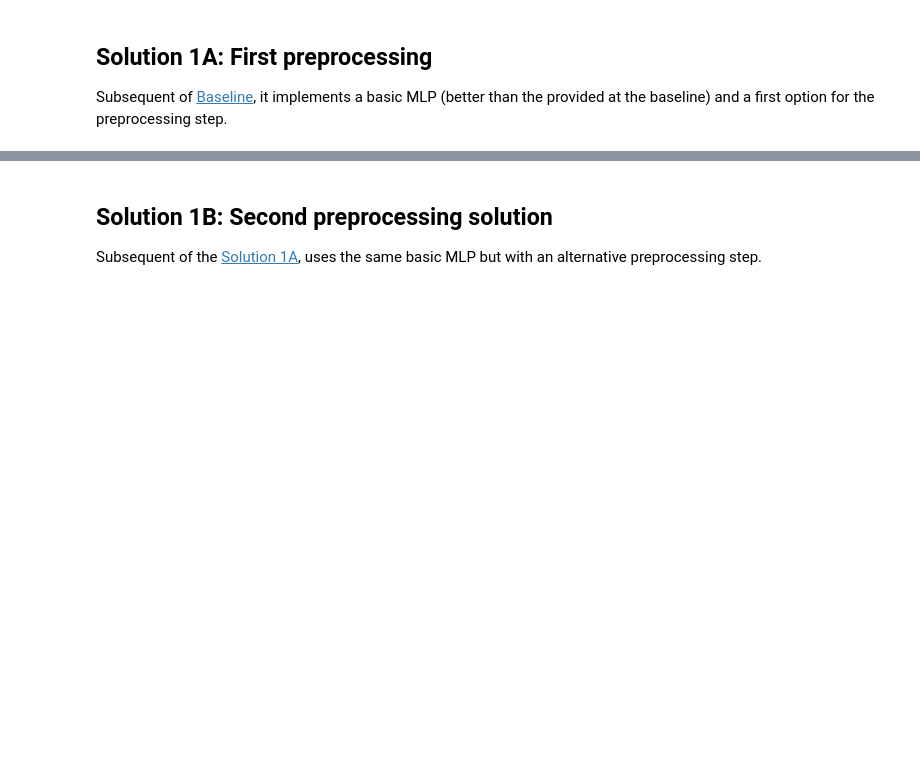
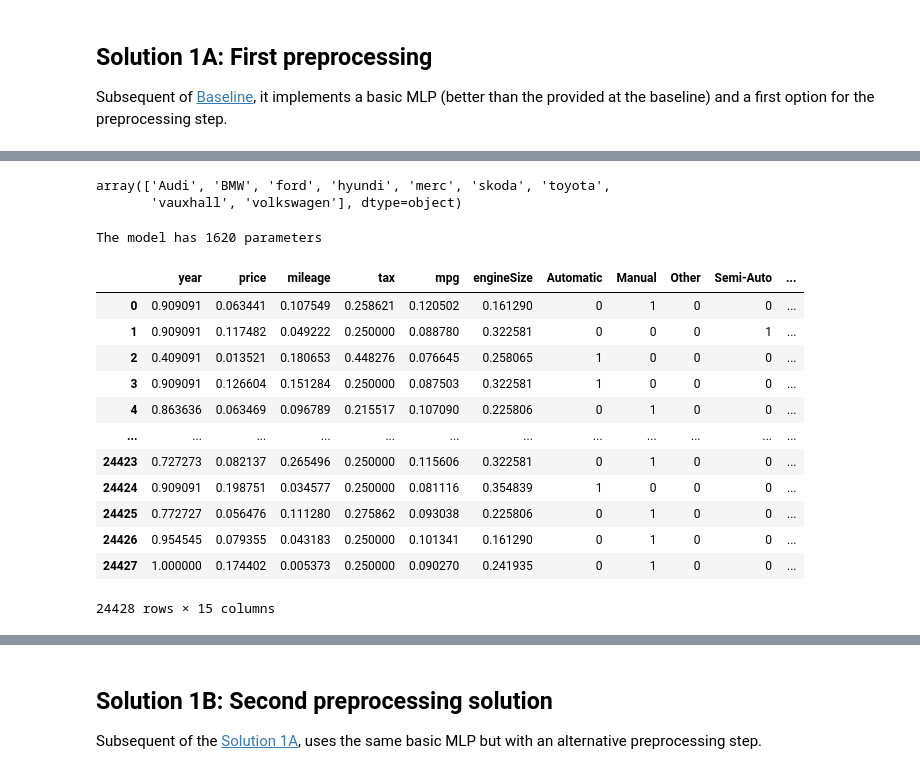
Before and after one commit to Gpascual11/P3_Gerard_Pascual, a Jupyter notebook: P3_NeuralNetworks.ipynb, the cells around one changed output, grey strips where cells are left out. Cells and saved outputs as stored; diff of their text form; code cells hidden in the pictures; blank space fills up the shorter version.

```diff
--- a/P3_NeuralNetworks.ipynb
+++ b/P3_NeuralNetworks.ipynb
@@ -378,0 +361,2 @@ In this section, the student will have to perform the following tasks:
+# %%
+df = data_loading("CarsData.csv")
@@ -483,0 +626,38 @@ Subsequent of [Baseline](#baseline), it implements a basic MLP (better than the
+# %%
+def preprocessing_1(df):
+    preprocessed_df = df.copy()
+
+    # Define columns to use and categorical
+    categorical_cols = ["transmission", "fuelType"]
+    numerical_cols = ["year", "price", "mileage", "tax", "mpg", "engineSize"]
+    columns_to_use = numerical_cols + categorical_cols
+
+    # Select columns to use
+    preprocessed_df = preprocessed_df[columns_to_use]
+
+    # One-hot encoding for categorical columns
+    for old_col in categorical_cols:
+        # One-hot encoding for that column
+        one_hot_encoding_df = pd.get_dummies(preprocessed_df[old_col])
+
+        # Append the new columns to the preprocessed dataframe
+        for new_col in one_hot_encoding_df.columns:
+            preprocessed_df[new_col] = one_hot_encoding_df[new_col] * 1  # Convert boolean to int
+
+        # Remove the old categorical column
+        del preprocessed_df[old_col]
+
+
+    # Normalize numerical columns
+    for col in numerical_cols:
+        # Min-max normalization o standard deviation normalization depen de l'analisi anterior
+        preprocessed_df[col] = ((preprocessed_df[col] - preprocessed_df[col].min()) / (preprocessed_df[col].max() - preprocessed_df[col].min()))
+
+    # Label column at the end
+    preprocessed_df[LABEL_COL_NAME] = df[LABEL_COL_NAME]
+
+    return preprocessed_df
+
+
+preprocessed_df1A = preprocessing_1(df)
+train_dataset1A, test_dataset1A, input_size1A, num_classes1A, label_encoder1A = df_to_dataset(preprocessed_df1A)
@@ -483,0 +670,39 @@ Subsequent of [Baseline](#baseline), it implements a basic MLP (better than the
+# %%
+label_encoder1A.classes_
+# %% [output]
+array(['Audi', 'BMW', 'ford', 'hyundi', 'merc', 'skoda', 'toyota',
+       'vauxhall', 'volkswagen'], dtype=object)
+# %%
+class Model_1A(nn.Module):
+    def __init__(self, input_size1A, num_classes1A):
+        super(Model_1A, self).__init__()
+        self.layers = nn.Sequential( # Capa per capa el que volem que faci
+            nn.Linear(input_size1A, num_classes1A), # Input layer to output layer, tantes neurones com classes
+            nn.Linear(input_size1A, num_classes1A), # input_size neurones a la capa d'entrada
+            nn.Linear(input_size1A, num_classes1A), # num_classes neurones a la capa de sortida
+
+            nn.Softmax(dim=1) # Mandatory activation to normalize probabilities between 0 and 1
+        )
+
+    def forward(self, x):
+        return self.layers(x)
+
+model1A = create_model(Model_1A, input_size1A, num_classes1A)
+# %% [output]
+The model has 1620 parameters
+# %%
+preprocessed_df1A
+# %% [output]
+|  | year | price | mileage | tax | mpg | engineSize | Automatic | Manual | Other | Semi-Auto | ... |
+| 0 | 0.909091 | 0.063441 | 0.107549 | 0.258621 | 0.120502 | 0.161290 | 0 | 1 | 0 | 0 | ... |
+| 1 | 0.909091 | 0.117482 | 0.049222 | 0.250000 | 0.088780 | 0.322581 | 0 | 0 | 0 | 1 | ... |
+| 2 | 0.409091 | 0.013521 | 0.180653 | 0.448276 | 0.076645 | 0.258065 | 1 | 0 | 0 | 0 | ... |
+| 3 | 0.909091 | 0.126604 | 0.151284 | 0.250000 | 0.087503 | 0.322581 | 1 | 0 | 0 | 0 | ... |
+| 4 | 0.863636 | 0.063469 | 0.096789 | 0.215517 | 0.107090 | 0.225806 | 0 | 1 | 0 | 0 | ... |
+| ... | ... | ... | ... | ... | ... | ... | ... | ... | ... | ... | ... |
+| 24423 | 0.727273 | 0.082137 | 0.265496 | 0.250000 | 0.115606 | 0.322581 | 0 | 1 | 0 | 0 | ... |
+| 24424 | 0.909091 | 0.198751 | 0.034577 | 0.250000 | 0.081116 | 0.354839 | 1 | 0 | 0 | 0 | ... |
+| 24425 | 0.772727 | 0.056476 | 0.111280 | 0.275862 | 0.093038 | 0.225806 | 0 | 1 | 0 | 0 | ... |
+| 24426 | 0.954545 | 0.079355 | 0.043183 | 0.250000 | 0.101341 | 0.161290 | 0 | 1 | 0 | 0 | ... |
+| 24427 | 1.000000 | 0.174402 | 0.005373 | 0.250000 | 0.090270 | 0.241935 | 0 | 1 | 0 | 0 | ... |
+24428 rows × 15 columns
```
Also changed, not shown: parts of 23 cells of this notebook.
